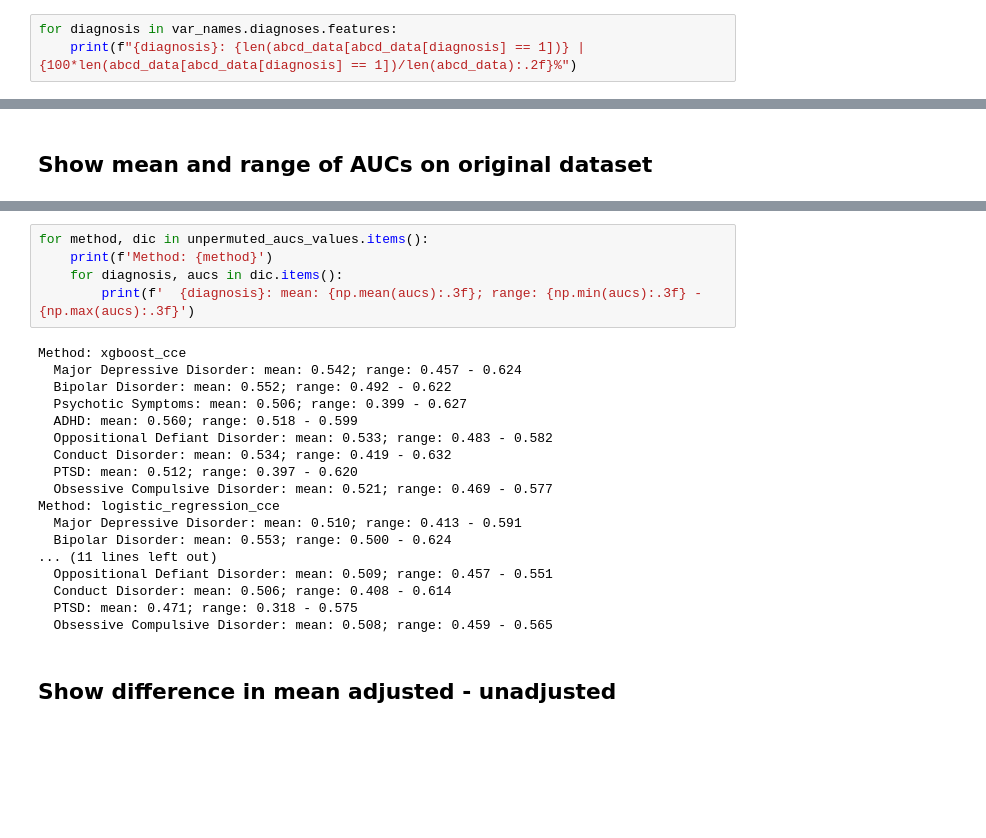
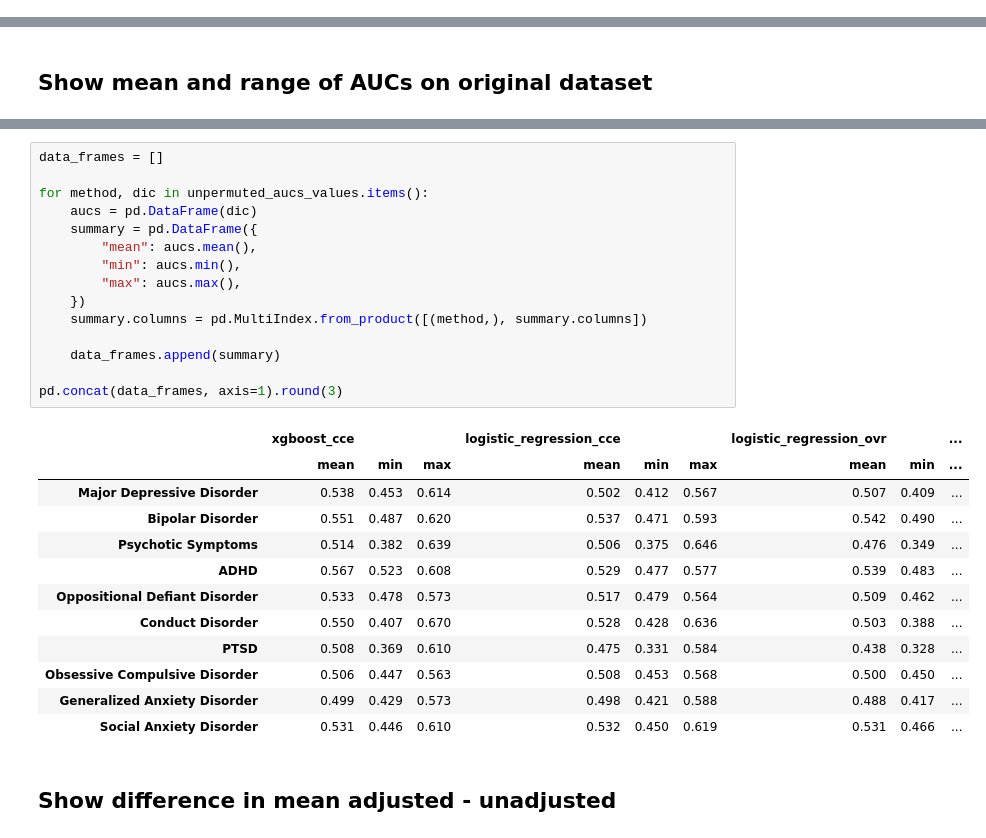
Before and after one commit to ai-med/abcd_study, a Jupyter notebook: notebooks/reports/0.1-rg-visualization.ipynb, the cells around one changed output, grey strips where cells are left out. Drawn from its saved outputs; the diff is of its cells as text; blank space fills up the shorter version.

```diff
--- a/notebooks/reports/0.1-rg-visualization.ipynb
+++ b/notebooks/reports/0.1-rg-visualization.ipynb
@@ -339,6 +345,3 @@ pie.savefig(
 [figure]
 # %% [markdown]
 ## Make prevalence and concordance chart
-# %%
-for diagnosis in var_names.diagnoses.features:
-    print(f"{diagnosis}: {len(abcd_data[abcd_data[diagnosis] == 1])} | {100*len(abcd_data[abcd_data[diagnosis] == 1])/len(abcd_data):.2f}%")
@@ -785,25 +757,30 @@ unpermuted_aucs_values
-# %%
-for method, dic in unpermuted_aucs_values.items():
-    print(f'Method: {method}')
-    for diagnosis, aucs in dic.items():
-        print(f'  {diagnosis}: mean: {np.mean(aucs):.3f}; range: {np.min(aucs):.3f} - {np.max(aucs):.3f}')
-# %% [output]
-Method: xgboost_cce
-  Major Depressive Disorder: mean: 0.542; range: 0.457 - 0.624
-  Bipolar Disorder: mean: 0.552; range: 0.492 - 0.622
-  Psychotic Symptoms: mean: 0.506; range: 0.399 - 0.627
-  ADHD: mean: 0.560; range: 0.518 - 0.599
-  Oppositional Defiant Disorder: mean: 0.533; range: 0.483 - 0.582
-  Conduct Disorder: mean: 0.534; range: 0.419 - 0.632
-  PTSD: mean: 0.512; range: 0.397 - 0.620
-  Obsessive Compulsive Disorder: mean: 0.521; range: 0.469 - 0.577
-Method: logistic_regression_cce
-  Major Depressive Disorder: mean: 0.510; range: 0.413 - 0.591
-  Bipolar Disorder: mean: 0.553; range: 0.500 - 0.624
-... (11 lines left out)
-  Oppositional Defiant Disorder: mean: 0.509; range: 0.457 - 0.551
-  Conduct Disorder: mean: 0.506; range: 0.408 - 0.614
-  PTSD: mean: 0.471; range: 0.318 - 0.575
-  Obsessive Compulsive Disorder: mean: 0.508; range: 0.459 - 0.565
+# %%
+data_frames = []
+
+for method, dic in unpermuted_aucs_values.items():
+    aucs = pd.DataFrame(dic)
+    summary = pd.DataFrame({
+        "mean": aucs.mean(),
+        "min": aucs.min(),
+        "max": aucs.max(),
+    })
+    summary.columns = pd.MultiIndex.from_product([(method,), summary.columns])
+
+    data_frames.append(summary)
+
+pd.concat(data_frames, axis=1).round(3)
+# %% [output]
+|  | xgboost_cce |  |  | logistic_regression_cce |  |  | logistic_regression_ovr |  | ... |
+|  | mean | min | max | mean | min | max | mean | min | ... |
+| Major Depressive Disorder | 0.538 | 0.453 | 0.614 | 0.502 | 0.412 | 0.567 | 0.507 | 0.409 | ... |
+| Bipolar Disorder | 0.551 | 0.487 | 0.620 | 0.537 | 0.471 | 0.593 | 0.542 | 0.490 | ... |
+| Psychotic Symptoms | 0.514 | 0.382 | 0.639 | 0.506 | 0.375 | 0.646 | 0.476 | 0.349 | ... |
+| ADHD | 0.567 | 0.523 | 0.608 | 0.529 | 0.477 | 0.577 | 0.539 | 0.483 | ... |
+| Oppositional Defiant Disorder | 0.533 | 0.478 | 0.573 | 0.517 | 0.479 | 0.564 | 0.509 | 0.462 | ... |
+| Conduct Disorder | 0.550 | 0.407 | 0.670 | 0.528 | 0.428 | 0.636 | 0.503 | 0.388 | ... |
+| PTSD | 0.508 | 0.369 | 0.610 | 0.475 | 0.331 | 0.584 | 0.438 | 0.328 | ... |
+| Obsessive Compulsive Disorder | 0.506 | 0.447 | 0.563 | 0.508 | 0.453 | 0.568 | 0.500 | 0.450 | ... |
+| Generalized Anxiety Disorder | 0.499 | 0.429 | 0.573 | 0.498 | 0.421 | 0.588 | 0.488 | 0.417 | ... |
+| Social Anxiety Disorder | 0.531 | 0.446 | 0.610 | 0.532 | 0.450 | 0.619 | 0.531 | 0.466 | ... |
 # %% [markdown]
 ## Show difference in mean adjusted - unadjusted
```
Also changed, not shown: parts of 16 cells of this notebook, 2 other files.
